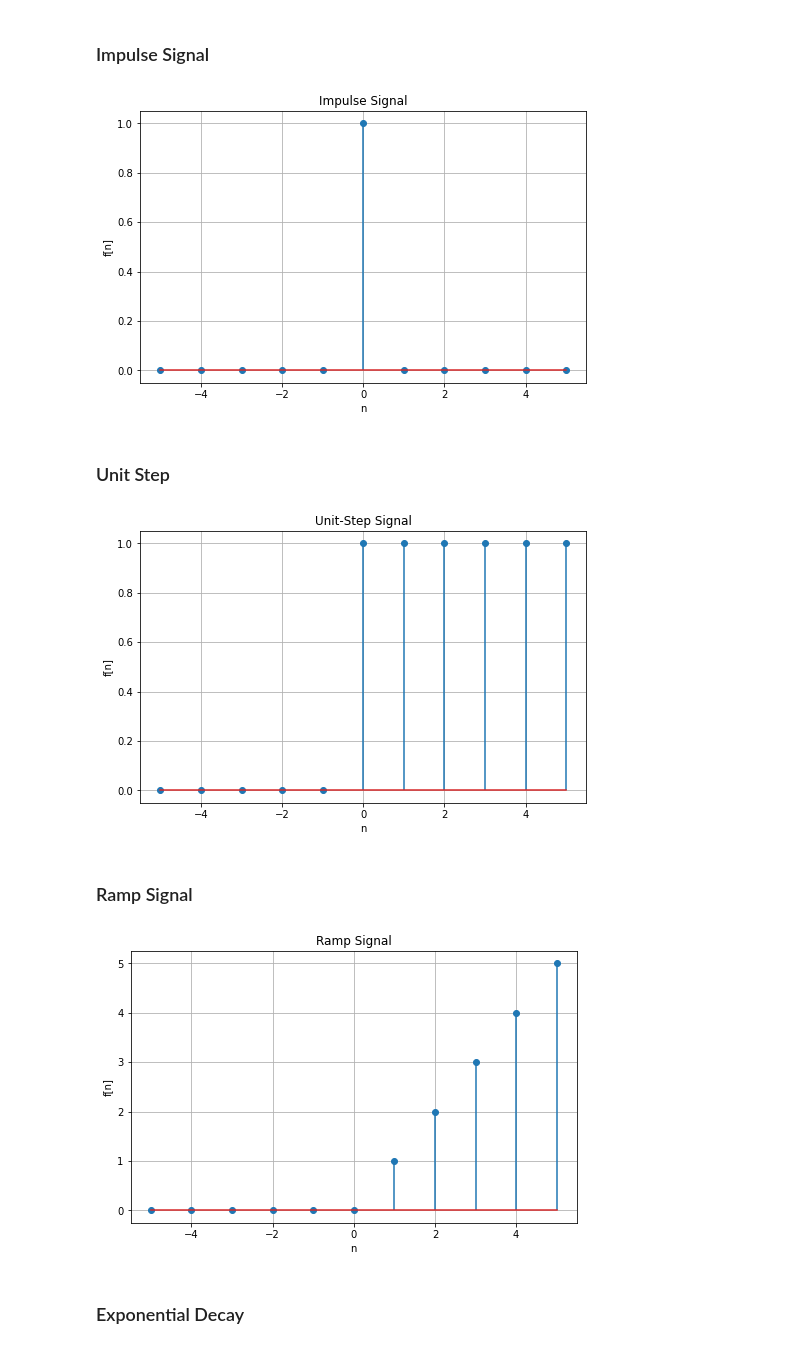
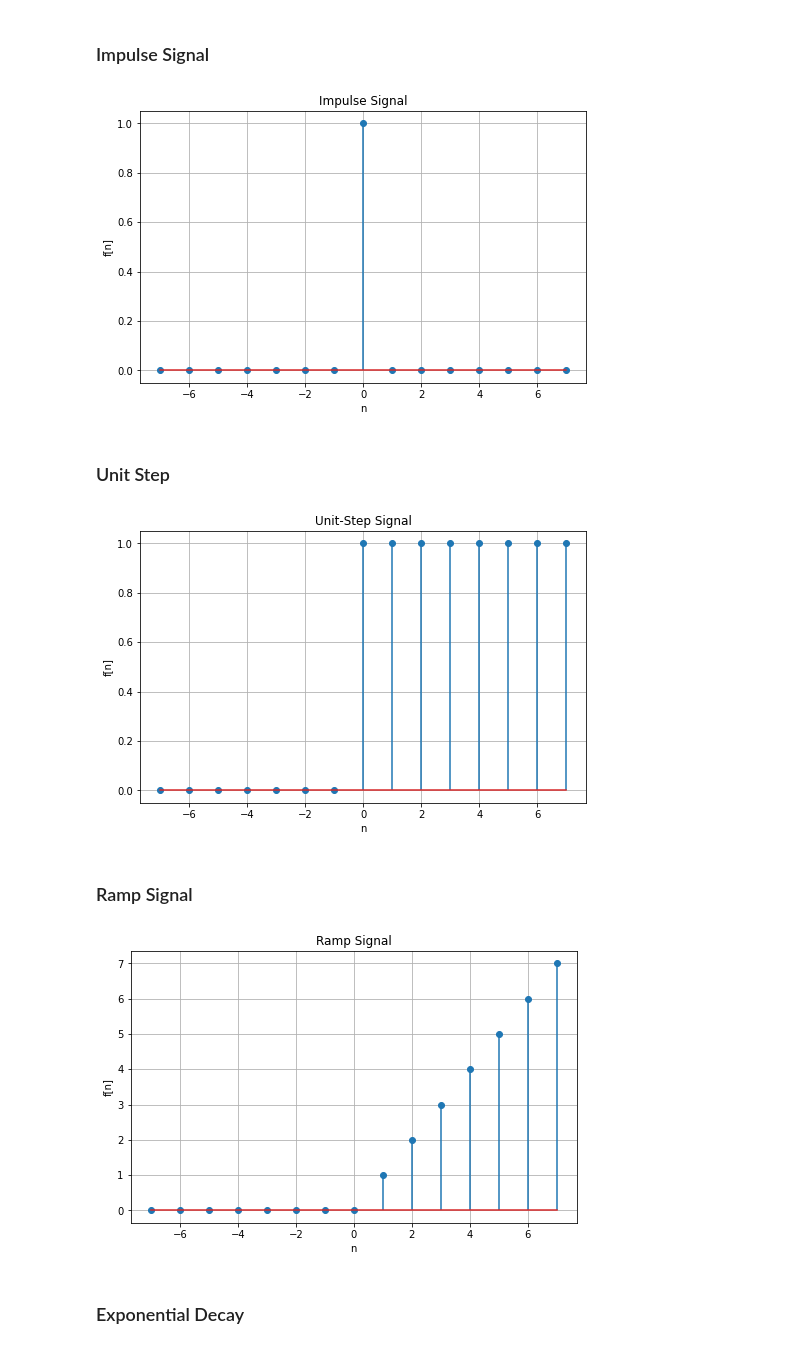
Before and after one commit to Gonzales-James/DSP, a Jupyter notebook: Lab02 - Signal Generator Package/58044_Lab02_Henerawr.ipynb, the cells around one changed output. Drawn from its saved outputs; the diff is of its cells as text; code cells hidden in the pictures.

```diff
--- a/Lab02 - Signal Generator Package/58044_Lab02_Henerawr.ipynb
+++ b/Lab02 - Signal Generator Package/58044_Lab02_Henerawr.ipynb
@@ -2,27 +2,29 @@
 <a href="https://colab.research.google.com/github/Gonzales-James/DSP/blob/main/Lab02%20-%20Signal%20Generator%20Package/58044_Lab02_Henerawr.ipynb" target="_parent"><img src="https://colab.research.google.com/assets/colab-badge.svg" alt="Open In Colab"/></a>
 # %%
 import siggenpy as sig
+# %%
+D_T = sig.discrete_time(-7, 7)
 # %% [markdown]
 ### Impulse Signal
 # %%
 signal = "impulse"
-sig.discrete_time.generate_signal(signal, -5, 5)
+D_T.generate_signal(signal)
 # %% [output]
-[figure, old version]
+[figure, new version]
 # %% [markdown]
 ### Unit Step
 # %%
 signal = "unit-step"
-sig.discrete_time.generate_signal(signal, -5, 5)
+D_T.generate_signal(signal)
 # %% [output]
-[figure, old version]
+[figure, new version]
 # %% [markdown]
 ### Ramp Signal
 # %%
 signal = "ramp"
-sig.discrete_time.generate_signal(signal, -5, 5)
+D_T.generate_signal(signal)
 # %% [output]
-[figure, old version]
+[figure, new version]
 # %% [markdown]
 ### Exponential Decay
 # %%
```
Also changed, not shown: parts of 5 cells of this notebook.
